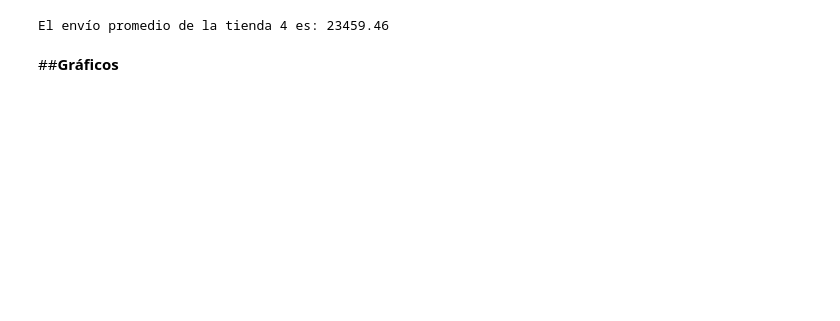
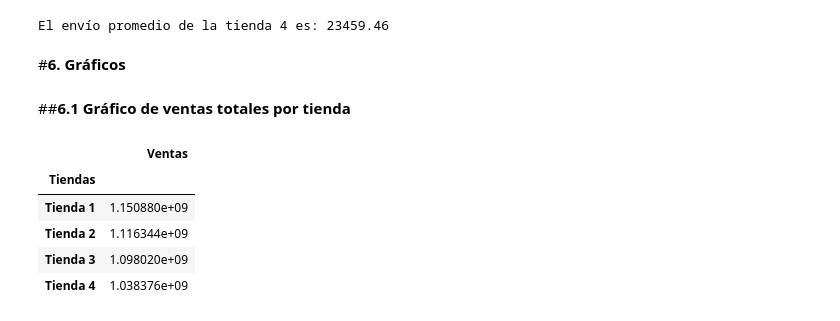
Before and after one commit to Fvargasv/Desafio-Alura-Store, a Jupyter notebook: AluraStoreLatam.ipynb, the cells around one changed output. Saved outputs shown, nothing was run; the diff lists cells and outputs as text; code cells hidden in the pictures; blank space fills up the shorter version.

```diff
--- a/AluraStoreLatam.ipynb
+++ b/AluraStoreLatam.ipynb
@@ -499,6 +515,8 @@ print(f'El envío promedio de la tienda 4 es: {envio_4}')
 # %% [output]
 El envío promedio de la tienda 4 es: 23459.46
 # %% [markdown]
-##**Gráficos**
+#**6. Gráficos**
+# %% [markdown]
+##**6.1 Gráfico de ventas totales por tienda**
 # %%
 import matplotlib.pyplot as plt
@@ -504,0 +532,9 @@ import matplotlib.pyplot as plt
+# %%
+df_ventas
+# %% [output]
+|  | Ventas |
+| Tiendas |  |
+| Tienda 1 | 1.150880e+09 |
+| Tienda 2 | 1.116344e+09 |
+| Tienda 3 | 1.098020e+09 |
+| Tienda 4 | 1.038376e+09 |
```
Also changed, not shown: parts of 49 cells of this notebook.
